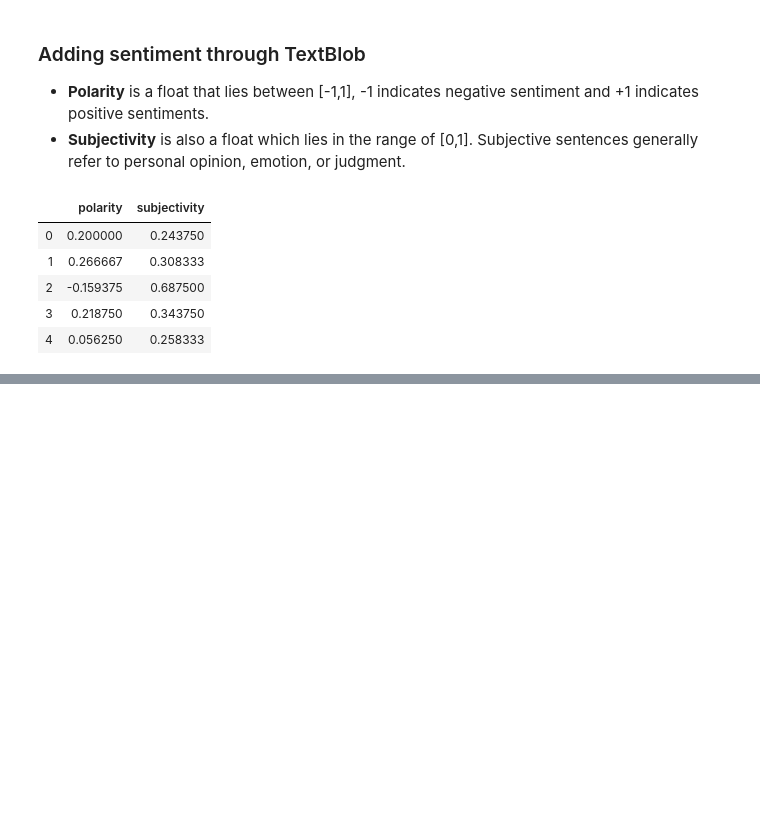
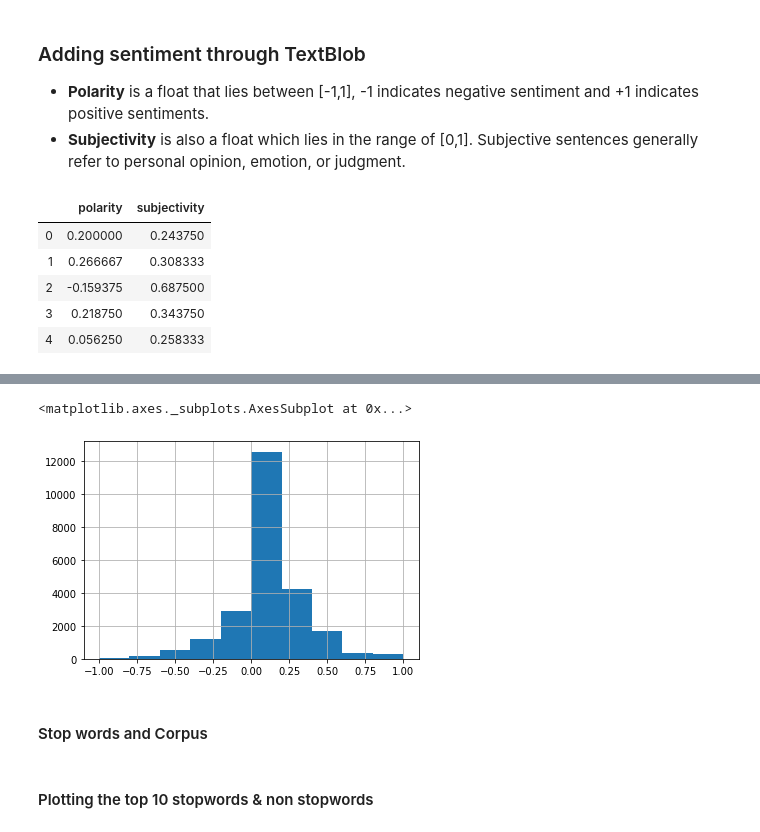
Before and after one commit to ksis1st/NLP_Vaccine_SentimentAnalysis_Tweets, a Jupyter notebook: EDA_SentimentAnalysis.ipynb, the cells around one changed output, grey strips where cells are left out. Drawn from its saved outputs; the diff is of its cells as text; code cells hidden in the pictures; blank space fills up the shorter version.

```diff
--- a/EDA_SentimentAnalysis.ipynb
+++ b/EDA_SentimentAnalysis.ipynb
@@ -373,0 +376,3 @@ tweets_df_r2.head()
+# %%
+tweets_df_r1['polarity'] = tweets_df_r2['polarity']
+tweets_df_r1['subjectivity'] = tweets_df_r2['subjectivity']
@@ -373,0 +388,7 @@ tweets_df_r2.head()
+# %%
+tweets_df_r1['polarity'].hist()
+# %% [output]
+<matplotlib.axes._subplots.AxesSubplot at 0x...>
+[figure, added]
+# %% [markdown]
+#### Stop words and Corpus
@@ -373,0 +408,2 @@ tweets_df_r2.head()
+# %% [markdown]
+#### Plotting the top 10 stopwords & non stopwords
```
Also changed, not shown: parts of 19 cells of this notebook.
